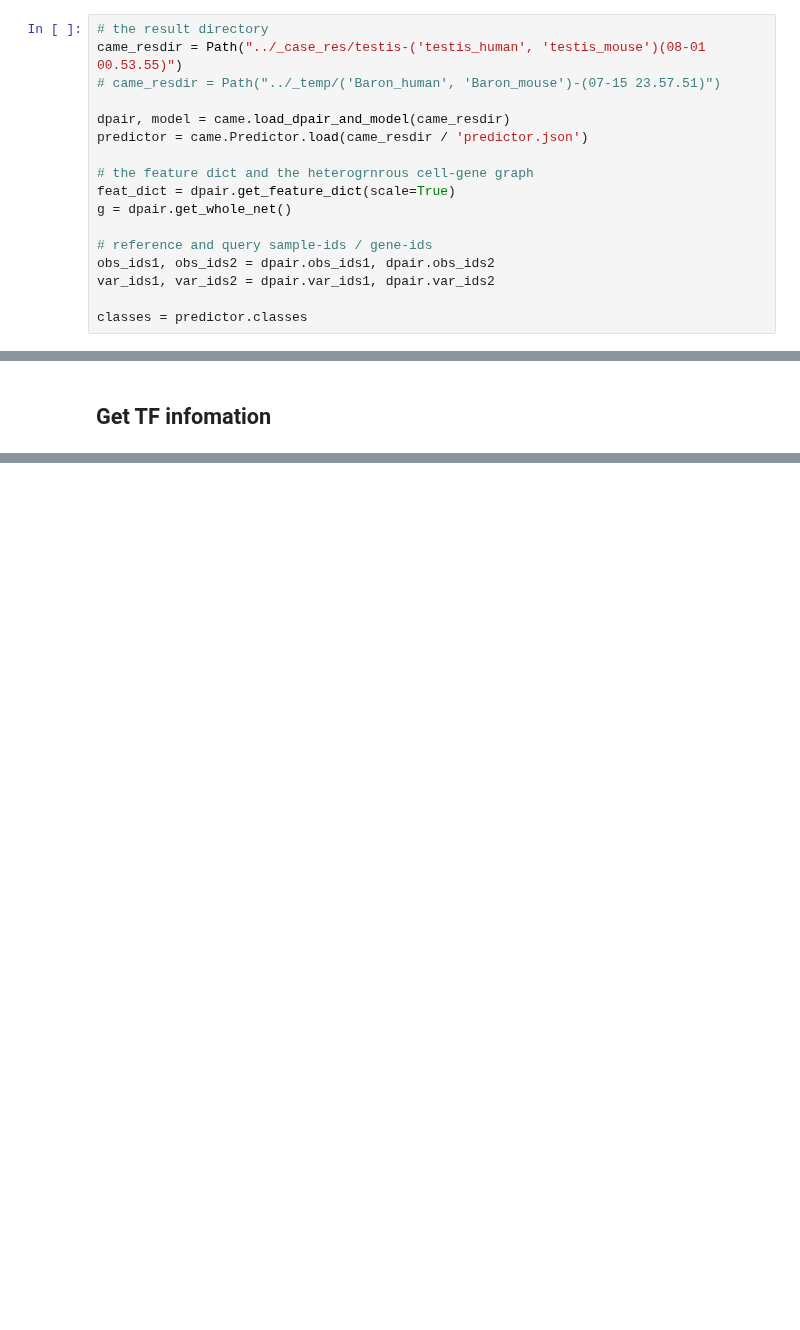
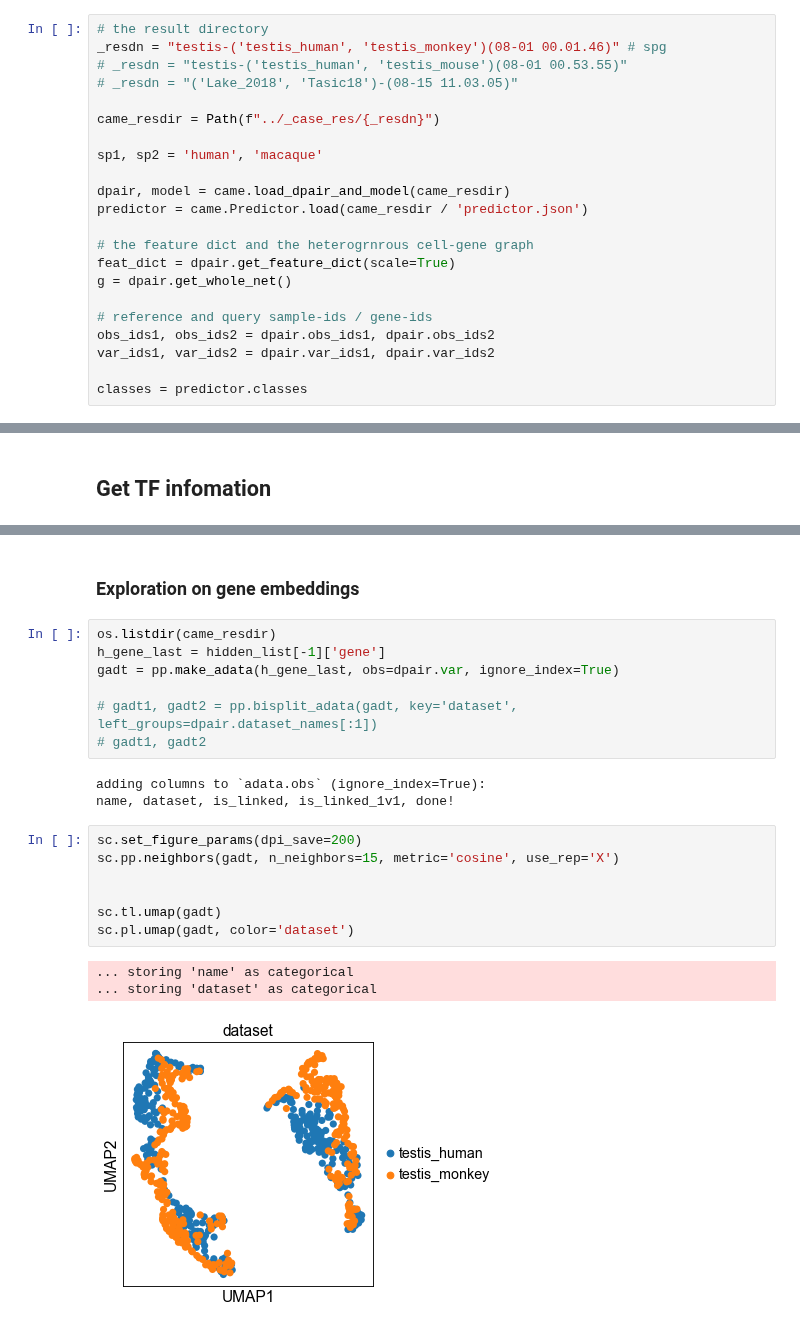
Before and after one commit to XingyanLiu/CAME, a Jupyter notebook: notebooks/explore_genes-TF.ipynb, the cells around one changed output, grey strips where cells are left out. Cells and saved outputs as stored; diff of their text form; blank space fills up the shorter version.

```diff
--- a/notebooks/explore_genes-TF.ipynb
+++ b/notebooks/explore_genes-TF.ipynb
@@ -34,8 +34,13 @@ Using backend: pytorch
 ## Load CAME results
 # %%
 # the result directory
-came_resdir = Path("../_case_res/testis-('testis_human', 'testis_mouse')(08-01 00.53.55)")
-# came_resdir = Path("../_temp/('Baron_human', 'Baron_mouse')-(07-15 23.57.51)")
+_resdn = "testis-('testis_human', 'testis_monkey')(08-01 00.01.46)" # spg
+# _resdn = "testis-('testis_human', 'testis_mouse')(08-01 00.53.55)"
+# _resdn = "('Lake_2018', 'Tasic18')-(08-15 11.03.05)"
+
+came_resdir = Path(f"../_case_res/{_resdn}")
+
+sp1, sp2 = 'human', 'macaque'
 
 dpair, model = came.load_dpair_and_model(came_resdir)
 predictor = came.Predictor.load(came_resdir / 'predictor.json')
@@ -220,0 +314,23 @@ os.listdir('../came/sample_data')
+# %% [markdown]
+### Exploration on gene embeddings
+# %%
+os.listdir(came_resdir)
+h_gene_last = hidden_list[-1]['gene']
+gadt = pp.make_adata(h_gene_last, obs=dpair.var, ignore_index=True)
+
+# gadt1, gadt2 = pp.bisplit_adata(gadt, key='dataset', left_groups=dpair.dataset_names[:1])
+# gadt1, gadt2
+# %% [output]
+adding columns to `adata.obs` (ignore_index=True):
+name, dataset, is_linked, is_linked_1v1, done!
+# %%
+sc.set_figure_params(dpi_save=200)
+sc.pp.neighbors(gadt, n_neighbors=15, metric='cosine', use_rep='X')
+
+
+sc.tl.umap(gadt)
+sc.pl.umap(gadt, color='dataset')
+# %% [output]
+... storing 'name' as categorical
+... storing 'dataset' as categorical
+[figure, added]
```
Also changed, not shown: parts of 28 cells of this notebook, 1 other file.
